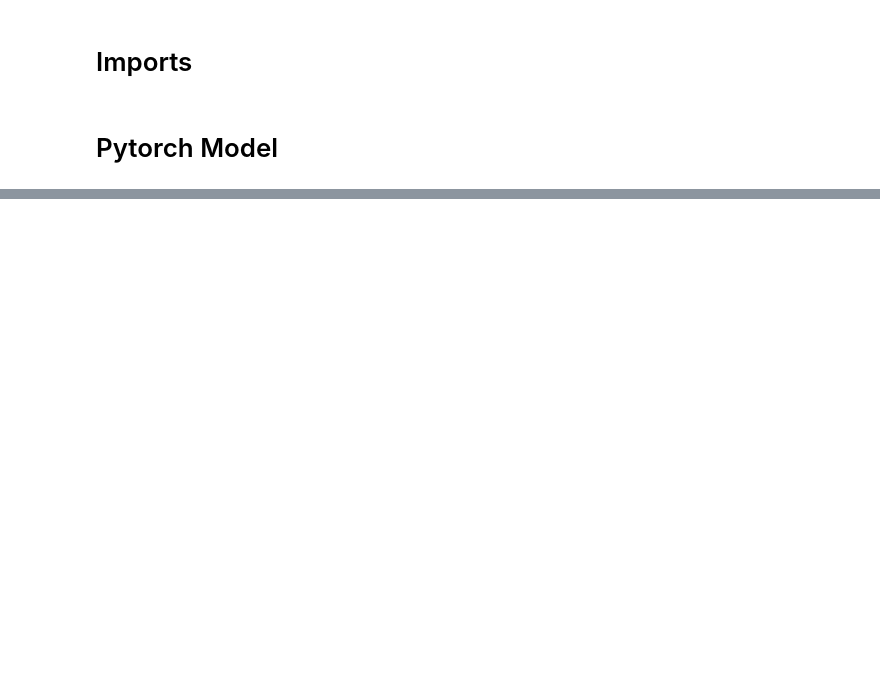
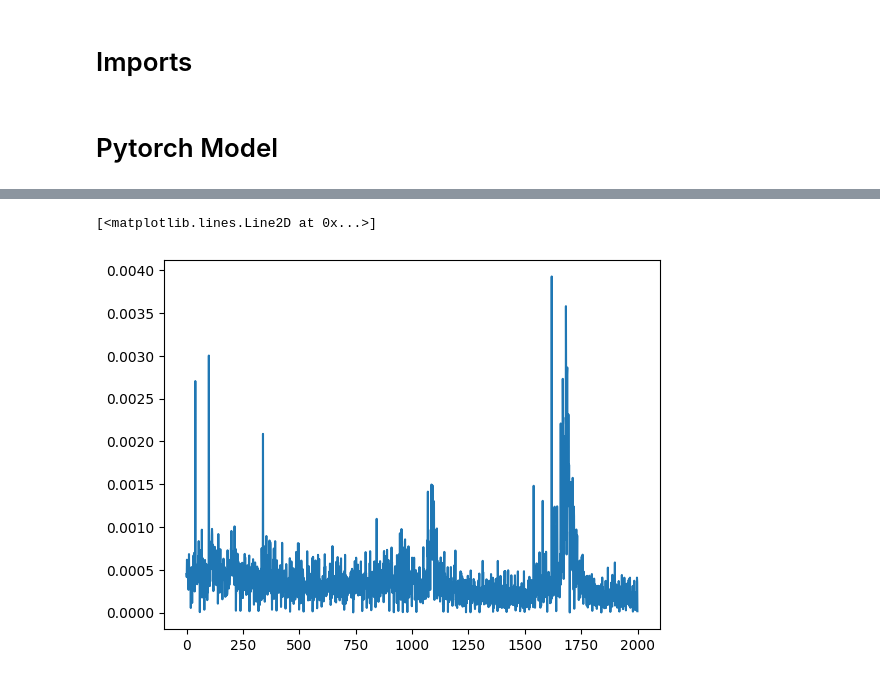
Before and after one commit to Sharpy796/CRCalculatorModel, a Jupyter notebook: CRCalculatorModel.ipynb, the cells around one changed output, grey strips where cells are left out. Saved outputs shown, nothing was run; the diff lists cells and outputs as text; code cells hidden in the pictures; blank space fills up the shorter version.

```diff
--- a/CRCalculatorModel.ipynb
+++ b/CRCalculatorModel.ipynb
@@ -541,13 +403,13 @@ optimizer = torch.optim.Adam(model.parameters(), lr=learning_rate)
 # %%
+model.train()
 n_total_steps = len(train_loader)
-print("Total Steps:",n_total_steps)
-
-model.train()
-
-for epoch in range(num_epochs):
+loss_values = []
+i = 0
+loss = 0
+pbar = tqdm(range(num_epochs),desc="Training",unit="epochs",postfix={"loss":loss},colour="green",ascii=True)
+for epoch in pbar:
+    running_loss = 0.0
     for i, (name,numeric,cat1,cat2,cat3,cat4,cat5,cat6,target) in enumerate(train_loader):
-    # for i, (name,numeric,cat1,cat2,cat3,cat4,cat5,target) in enumerate(train_loader):
-    # for i, (name,numeric,cat1,cat2,cat3,cat4,target) in enumerate(train_loader):
 
         # --- CRITICAL STEP: Move all input tensors to the GPU ---
         numeric = numeric.to(device)
@@ -558,19 +420,21 @@ for epoch in range(num_epochs):
         cat5 = cat5.to(device)
         cat6 = cat6.to(device)
         target = target.to(device)
-        # --------------------------------------------------------
 
         outputs = model(numeric,cat1,cat2,cat3,cat4,cat5,cat6)
-        # outputs = model(numeric,cat1,cat2,cat3,cat4,cat5)
-        # outputs = model(numeric,cat1,cat2,cat3,cat4)
         loss = criterion(outputs,target)
+        # record loss for graphing loss function
+        running_loss =+ loss.item()
+        loss_values.append(running_loss / len(train_dataset))
 
         optimizer.zero_grad()
         loss.backward()
         optimizer.step()
 
-        if (i+1) % n_total_steps == 0:
-            print(f'epoch {epoch+1}/{num_epochs}, step {i+1}/{n_total_steps}, loss = {loss.item():.4f}')
+        if (i+1) % (2) == 0:
+            pbar.set_postfix({"step":f'{(i+1):02d}/{n_total_steps}',"loss":f'{loss.item():.4}'})
 
 print("Finished training.")
+
+plt.plot(loss_values)
 # %% [output]
@@ -593,3 +441,5 @@ epoch 100/100, step 20/20, loss = 0.0183
 Finished training.
+[<matplotlib.lines.Line2D at 0x...>]
+[figure, added]
 # %%
 with torch.no_grad(): # we don't need gradients in the testing phase
```
Also changed, not shown: parts of 7 cells of this notebook.
